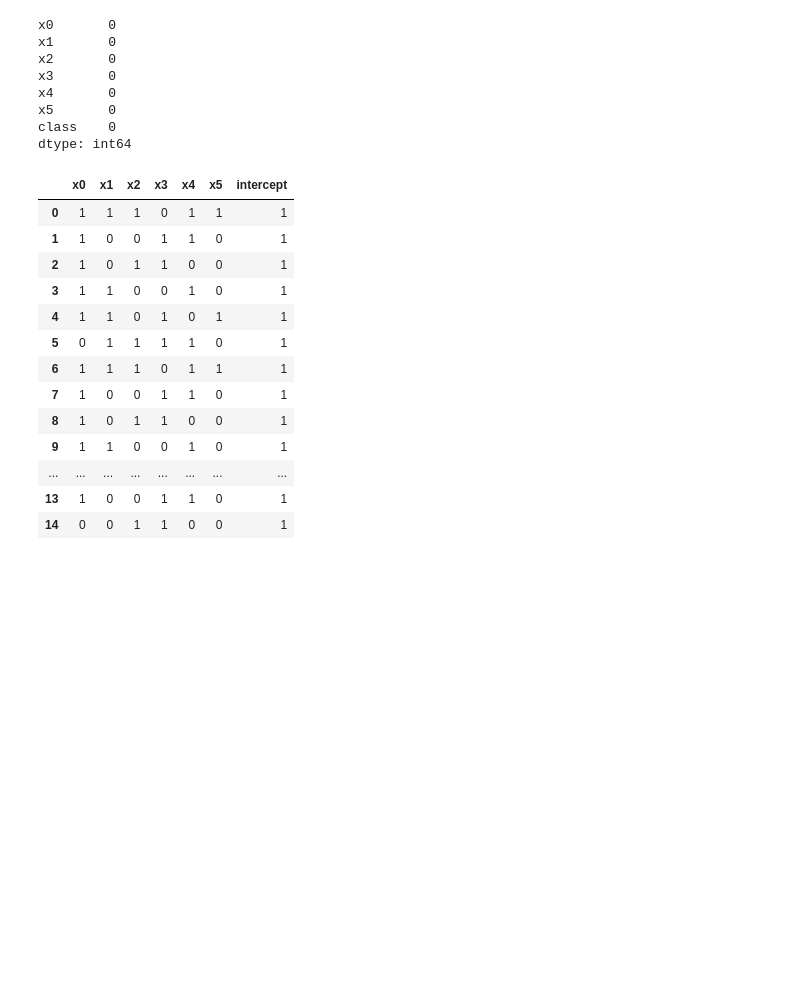
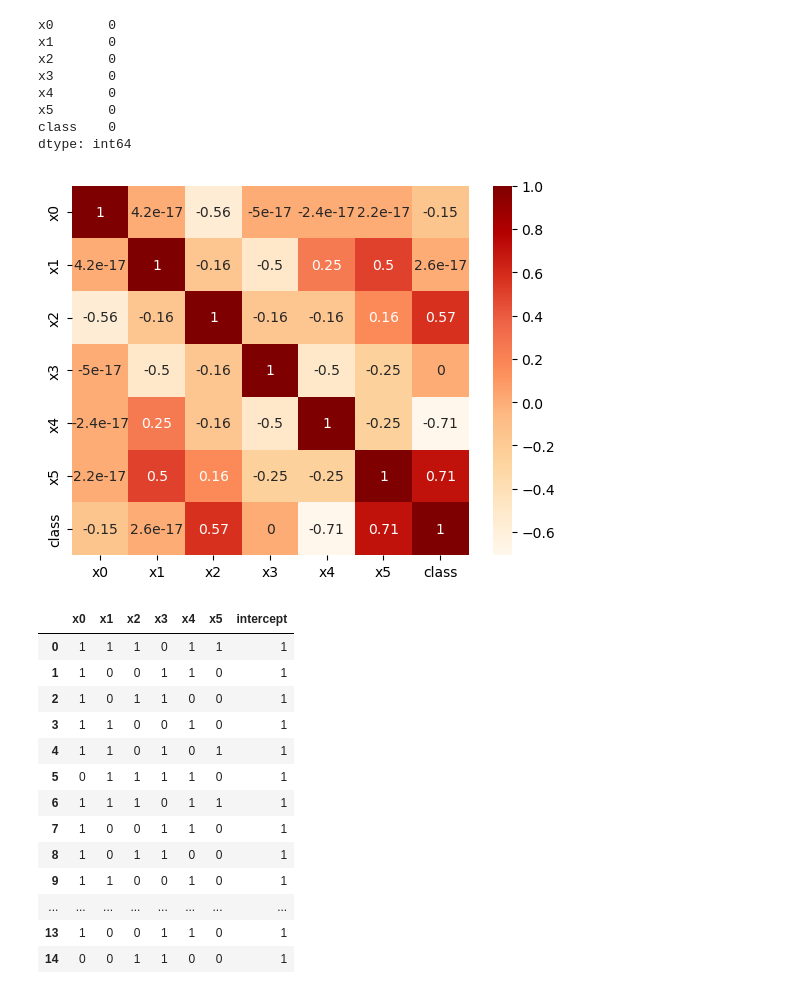
Before and after one commit to Mukundh0007/MLAssignments, a Jupyter notebook: 21bai1133_MLex5.ipynb, the cells around one changed output. Cells and saved outputs as stored; diff of their text form; code cells hidden in the pictures; blank space fills up the shorter version.

```diff
--- a/21bai1133_MLex5.ipynb
+++ b/21bai1133_MLex5.ipynb
@@ -25,6 +38,11 @@ x4       0
 x5       0
 class    0
 dtype: int64
+# %%
+corre = df.corr()
+dataplot = sns.heatmap(corre, cmap="OrRd", annot=True)
+# %% [output]
+[figure, added]
 # %%
 x=df.iloc[:,:-1]
 # %%
```
Also changed, not shown: parts of 26 cells of this notebook, 2 other files.
